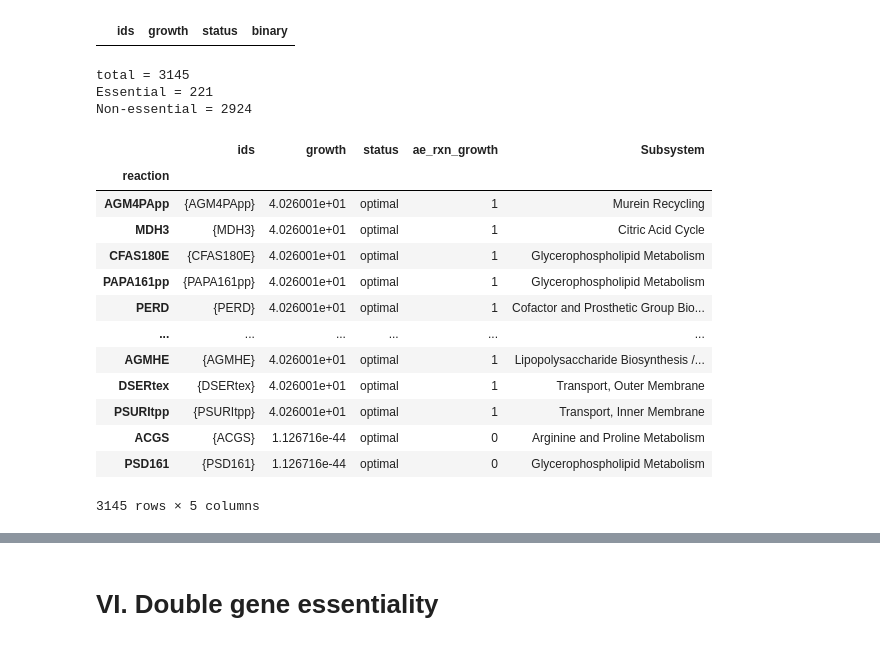
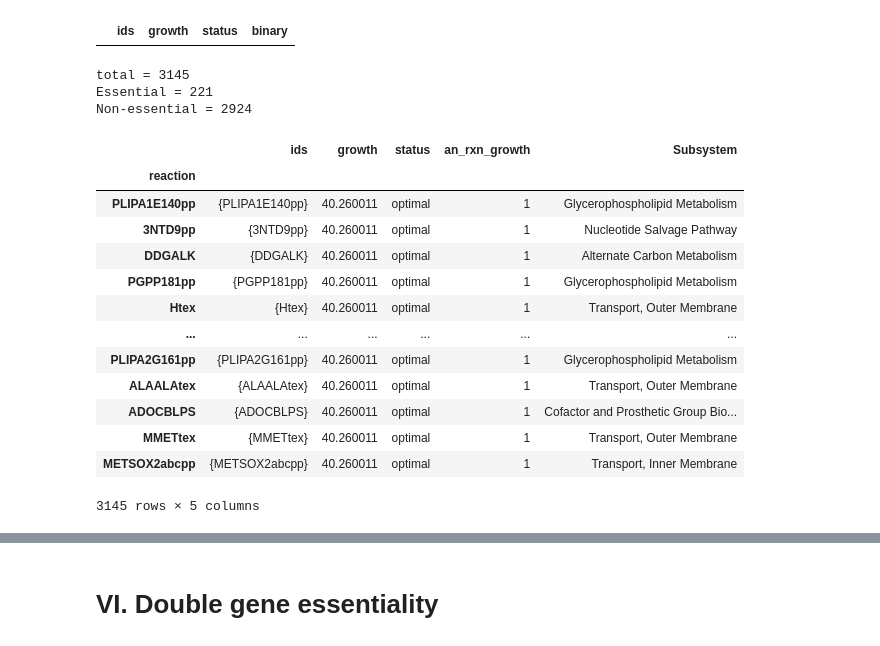
Before and after one commit to maxvthof/EcN_model, a Jupyter notebook: notebooks/5.3b_Gene essentiality_GMM media.ipynb, the cells around one changed output, grey strips where cells are left out. Cells and saved outputs as stored; diff of their text form; code cells hidden in the pictures.

```diff
--- a/notebooks/5.3b_Gene essentiality_GMM media.ipynb
+++ b/notebooks/5.3b_Gene essentiality_GMM media.ipynb
@@ -36,7 +36,7 @@ def M1(model):
         except:
             print(compound, 'is missing in the model')
 
-    model.reactions.EX_co2_e.lower_bound=-1000
+    model.reactions.EX_o2_e.lower_bound=-1000 # Make aerobic, so we can analyse the differences between aerobic and anaerobic
 
     return model
 # %%
@@ -44,13 +44,13 @@ def M1(model):
 with EcN_model:
     M1(EcN_model)
     wt_growth_ae = EcN_model.optimize().objective_value
-    ae_results = single_gene_deletion(EcN_model) # Anaerobic data > needed for comparison with K12
+    ae_results = single_gene_deletion(EcN_model)
 
 with EcN_model:
     M1(EcN_model)
-    EcN_model.reactions.EX_o2_e.lower_bound=-1000
+    EcN_model.reactions.EX_o2_e.lower_bound=0
     wt_growth_an = EcN_model.optimize().objective_value
-    an_results = single_gene_deletion(EcN_model) # Aerobic data
+    an_results = single_gene_deletion(EcN_model)
 
 ae_results.head()
 # %% [output]
@@ -221,19 +220,20 @@ The oxygen-dependency of hemF makes it unable to rescue grown anaerobically for
 # Get growth rate for each single gene knockout
 with EcN_model:
     M1(EcN_model)
-    wt_growth_ae = EcN_model.optimize().objective_value
-    ae_rxn = single_reaction_deletion(EcN_model)
+    EcN_model.reactions.EX_o2_e.lower_bound=0 # Check essential reactions for anaerobic conditions
+    wt_growth_an = EcN_model.optimize().objective_value
+    an_rxn = single_reaction_deletion(EcN_model)
 
 # Get binary representation of gene essentiality
-ae_rxn['binary']= ae_rxn['growth'].map(lambda x: 0 if x < (0.05 * wt_growth_ae) else 1)
+an_rxn['binary']= an_rxn['growth'].map(lambda x: 0 if x < (0.05 * wt_growth_an) else 1)
 
 # Check whether there are genes for which the status is not "optimal"
-inf_rxn_ae = ae_rxn[ae_rxn.status != 'optimal'].index.tolist()
+inf_rxn_an = an_rxn[an_rxn.status != 'optimal'].index.tolist()
 
 # Assume infeasible result as growth deficient
-for gene in inf_rxn_ae:
-    ae_rxn.loc[gene, 'binary'] = 0
-ae_rxn[ae_rxn.status != 'optimal']
+for gene in inf_rxn_an:
+    an_rxn.loc[gene, 'binary'] = 0
+an_rxn[an_rxn.status != 'optimal']
 # %% [output]
 3mb is missing in the model
 cbl2 is missing in the model
@@ -244,39 +244,39 @@ ribflv is missing in the model
 |  | ids | growth | status | binary |
 # %%
 # Unpack the index values from the frozenset to enable comparison to the ortho_matrices
-for value in ae_rxn.index:
-    unpacked, = ae_rxn.loc[value, 'ids']
-    ae_rxn.loc[value, 'reaction'] = unpacked
+for value in an_rxn.index:
+    unpacked, = an_rxn.loc[value, 'ids']
+    an_rxn.loc[value, 'reaction'] = unpacked
 
 # Set the unpacked gene name as index
-ae_rxn = ae_rxn.set_index('reaction')
-ae_rxn.rename(columns = {'binary':'ae_rxn_growth'}, inplace=True)
+an_rxn = an_rxn.set_index('reaction')
+an_rxn.rename(columns = {'binary':'an_rxn_growth'}, inplace=True)
 
 # Get the subsystem for all reactions
-for rxn in ae_rxn.index.tolist():
-    ae_rxn.loc[rxn, 'Subsystem'] = EcN_model.reactions.get_by_id(rxn).subsystem
+for rxn in an_rxn.index.tolist():
+    an_rxn.loc[rxn, 'Subsystem'] = EcN_model.reactions.get_by_id(rxn).subsystem
 
-print('total =', len(ae_rxn))
-print('Essential =', len(ae_rxn) - ae_rxn.ae_rxn_growth.sum())
-print('Non-essential =', ae_rxn.ae_rxn_growth.sum())
+print('total =', len(an_rxn))
+print('Essential =', len(an_rxn) - an_rxn.an_rxn_growth.sum())
+print('Non-essential =', an_rxn.an_rxn_growth.sum())
 
-ae_rxn
+an_rxn
 # %% [output]
 total = 3145
 Essential = 221
 Non-essential = 2924
-|  | ids | growth | status | ae_rxn_growth | Subsystem |
+|  | ids | growth | status | an_rxn_growth | Subsystem |
 | reaction |  |  |  |  |  |
-| AGM4PApp | {AGM4PApp} | 4.026001e+01 | optimal | 1 | Murein Recycling |
-| MDH3 | {MDH3} | 4.026001e+01 | optimal | 1 | Citric Acid Cycle |
-| CFAS180E | {CFAS180E} | 4.026001e+01 | optimal | 1 | Glycerophospholipid Metabolism |
-| PAPA161pp | {PAPA161pp} | 4.026001e+01 | optimal | 1 | Glycerophospholipid Metabolism |
-| PERD | {PERD} | 4.026001e+01 | optimal | 1 | Cofactor and Prosthetic Group Bio... |
+| PLIPA1E140pp | {PLIPA1E140pp} | 40.260011 | optimal | 1 | Glycerophospholipid Metabolism |
+| 3NTD9pp | {3NTD9pp} | 40.260011 | optimal | 1 | Nucleotide Salvage Pathway |
+| DDGALK | {DDGALK} | 40.260011 | optimal | 1 | Alternate Carbon Metabolism |
+| PGPP181pp | {PGPP181pp} | 40.260011 | optimal | 1 | Glycerophospholipid Metabolism |
+| Htex | {Htex} | 40.260011 | optimal | 1 | Transport, Outer Membrane |
 | ... | ... | ... | ... | ... | ... |
-| AGMHE | {AGMHE} | 4.026001e+01 | optimal | 1 | Lipopolysaccharide Biosynthesis /... |
-| DSERtex | {DSERtex} | 4.026001e+01 | optimal | 1 | Transport, Outer Membrane |
-| PSURItpp | {PSURItpp} | 4.026001e+01 | optimal | 1 | Transport, Inner Membrane |
-| ACGS | {ACGS} | 1.126716e-44 | optimal | 0 | Arginine and Proline Metabolism |
-| PSD161 | {PSD161} | 1.126716e-44 | optimal | 0 | Glycerophospholipid Metabolism |
+| PLIPA2G161pp | {PLIPA2G161pp} | 40.260011 | optimal | 1 | Glycerophospholipid Metabolism |
+| ALAALAtex | {ALAALAtex} | 40.260011 | optimal | 1 | Transport, Outer Membrane |
+| ADOCBLPS | {ADOCBLPS} | 40.260011 | optimal | 1 | Cofactor and Prosthetic Group Bio... |
+| MMETtex | {MMETtex} | 40.260011 | optimal | 1 | Transport, Outer Membrane |
+| METSOX2abcpp | {METSOX2abcpp} | 40.260011 | optimal | 1 | Transport, Inner Membrane |
 3145 rows × 5 columns
 # %%
```
Also changed, not shown: parts of 12 cells of this notebook, 6 other files.
